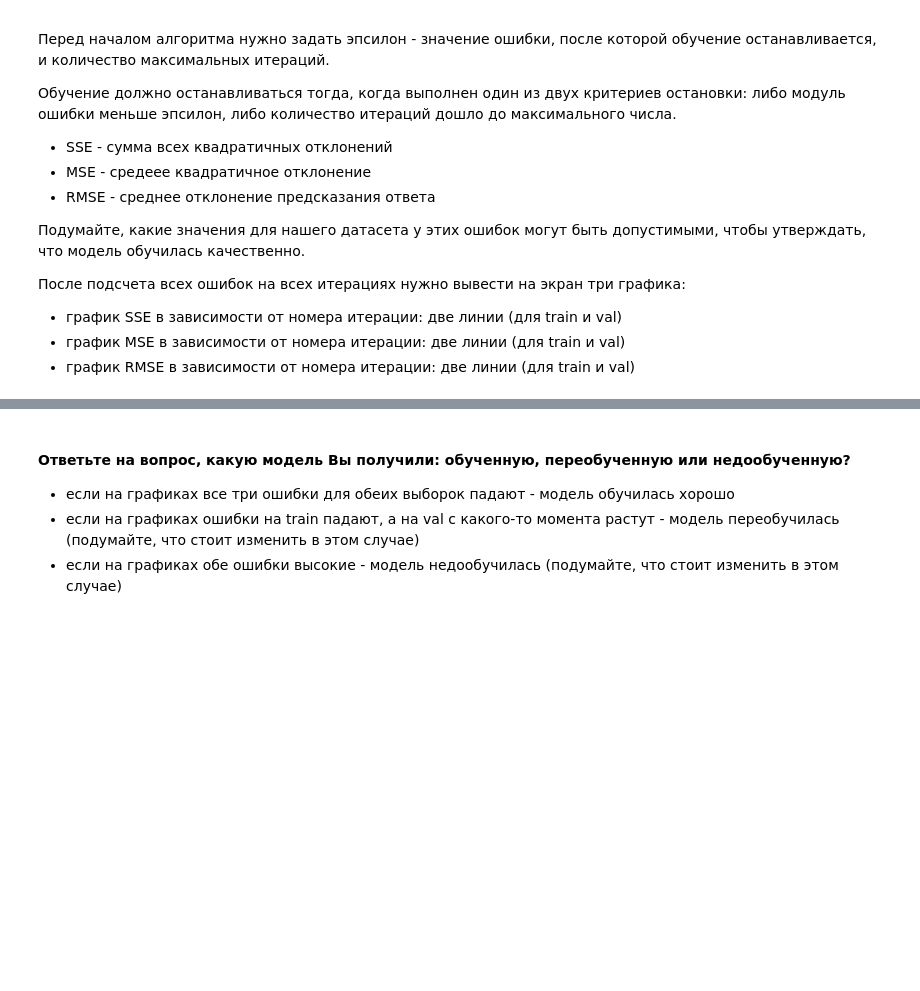
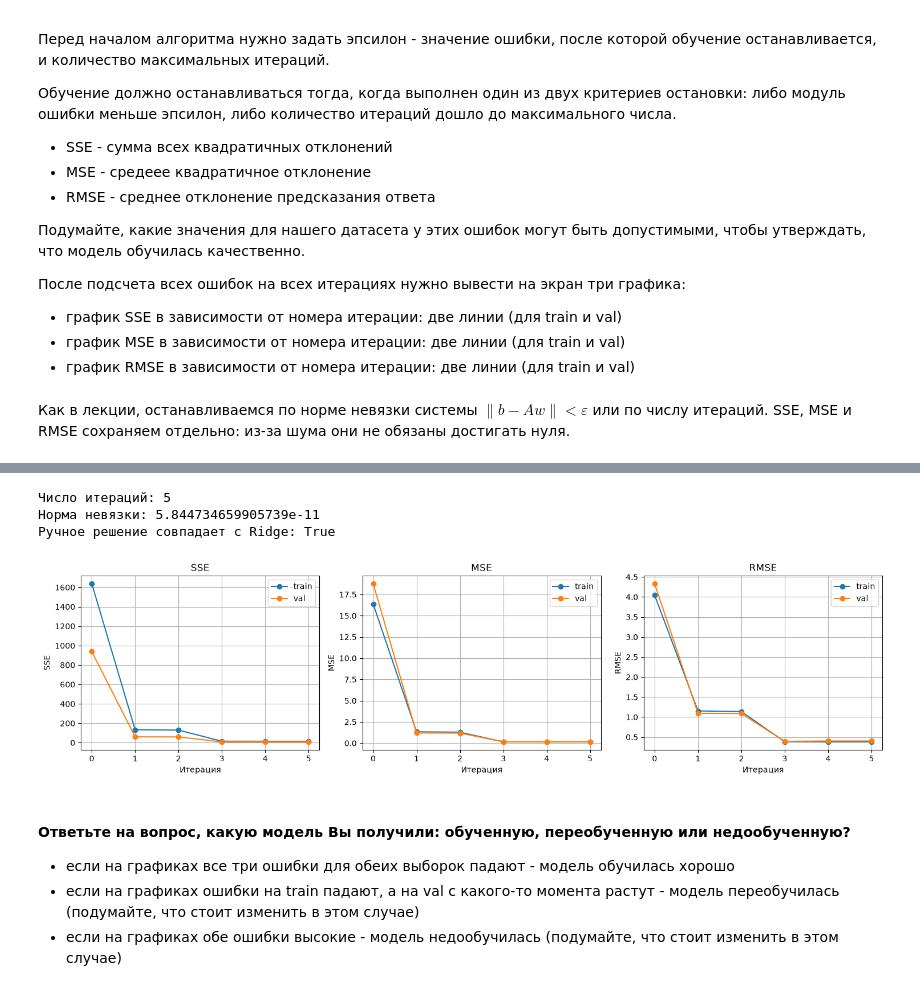
Before and after one commit to kemarrik/PML, a Jupyter notebook: dz1/homework_1_ridgereg.ipynb, the cells around one changed output, grey strips where cells are left out. Cells and saved outputs as stored; diff of their text form; code cells hidden in the pictures; blank space fills up the shorter version.

```diff
--- a/dz1/homework_1_ridgereg.ipynb
+++ b/dz1/homework_1_ridgereg.ipynb
@@ -63,4 +75,12 @@ Successfully installed cloudpickle-3.1.2 joblib-1.6.0 narwhals-2.26.0 scikit-lea
 # %% [markdown]
 #### Шаг 4. Обучите модель линейной регрессии на тренировочной выборке с помощью Ridge и sparse_cg с ошибкой, которая вычисляется по формуле SSE.
 # %%
-# Ваш код
+from sklearn.linear_model import Ridge
+
+# Как в лекции: alpha=0.0, то есть без регуляризации.
+model = Ridge(alpha=0.0, solver="sparse_cg", tol=1e-12, max_iter=100)
+model.fit(X_train, y_train)
+
+print("Коэффициенты:", model.coef_)
+print("Свободный член:", model.intercept_)
+print("SSE train:", np.sum((model.predict(X_train) - y_train) ** 2))
@@ -85,5 +109,66 @@ Successfully installed cloudpickle-3.1.2 joblib-1.6.0 narwhals-2.26.0 scikit-lea
 * график SSE в зависимости от номера итерации: две линии (для train и val)
 * график MSE в зависимости от номера итерации: две линии (для train и val)
 * график RMSE в зависимости от номера итерации: две линии (для train и val)
+# %% [markdown]
+Как в лекции, останавливаемся по норме невязки системы $\|b-Aw\| < \varepsilon$ или по числу итераций. SSE, MSE и RMSE сохраняем отдельно: из-за шума они не обязаны достигать нуля.
 # %%
-# Ваш код
+# Центрируем по train, чтобы учесть свободный член, как в Ridge.
+x_mean = X_train.mean().to_numpy()
+y_mean = y_train.mean()
+X = X_train.to_numpy() - x_mean
+y = y_train.to_numpy() - y_mean
+Xv = X_val.to_numpy() - x_mean
+
+A = X.T @ X
+b = X.T @ y
+w = np.zeros(X.shape[1])
+r = b - A @ w
+p = r.copy()
+
+epsilon = 1e-8
+max_iter = 100
+history = []
+
+for iteration in range(max_iter + 1):
+    train_error = X @ w + y_mean - y_train.to_numpy()
+    val_error = Xv @ w + y_mean - y_val.to_numpy()
+    sse_train = np.sum(train_error ** 2)
+    sse_val = np.sum(val_error ** 2)
+    mse_train = sse_train / len(y_train)
+    mse_val = sse_val / len(y_val)
+    history.append([iteration, sse_train, sse_val, mse_train, mse_val,
+                    np.sqrt(mse_train), np.sqrt(mse_val)])
+
+    # Критерий из лекции: норма невязки меньше epsilon.
+    if np.linalg.norm(r) < epsilon or iteration == max_iter:
+        break
+
+    step = (r @ r) / (p @ A @ p)
+    w = w + step * p
+    r_new = r - step * (A @ p)
+    beta = (r_new @ r_new) / (r @ r)
+    p = r_new + beta * p
+    r = r_new
+
+history = pd.DataFrame(history, columns=[
+    "iteration", "SSE train", "SSE val", "MSE train", "MSE val",
+    "RMSE train", "RMSE val"
+])
+display(history.round(6))
+print("Число итераций:", iteration)
+print("Норма невязки:", np.linalg.norm(r))
+print("Ручное решение совпадает с Ridge:",
+      np.allclose(Xv @ w + y_mean, model.predict(X_val), atol=1e-6, rtol=0))
+
+fig, axes = plt.subplots(1, 3, figsize=(15, 4))
+for ax, metric in zip(axes, ["SSE", "MSE", "RMSE"]):
+    ax.plot(history["iteration"], history[metric + " train"], "o-", label="train")
+    ax.plot(history["iteration"], history[metric + " val"], "o-", label="val")
+    ax.set_title(metric)
+    ax.set_xlabel("Итерация")
+    ax.set_ylabel(metric)
+    ax.grid(True)
+    ax.legend()
+plt.tight_layout()
+plt.show()
+# %% [output]
@@ -90,3 +182,7 @@ Successfully installed cloudpickle-3.1.2 joblib-1.6.0 narwhals-2.26.0 scikit-lea
+Число итераций: 5
+Норма невязки: 5.844734659905739e-11
+Ручное решение совпадает с Ridge: True
+[figure, added]
 # %% [markdown]
 #### Ответьте на вопрос, какую модель Вы получили: обученную, переобученную или недообученную?
 
```
Also changed, not shown: parts of 7 cells of this notebook, 11 other files.
